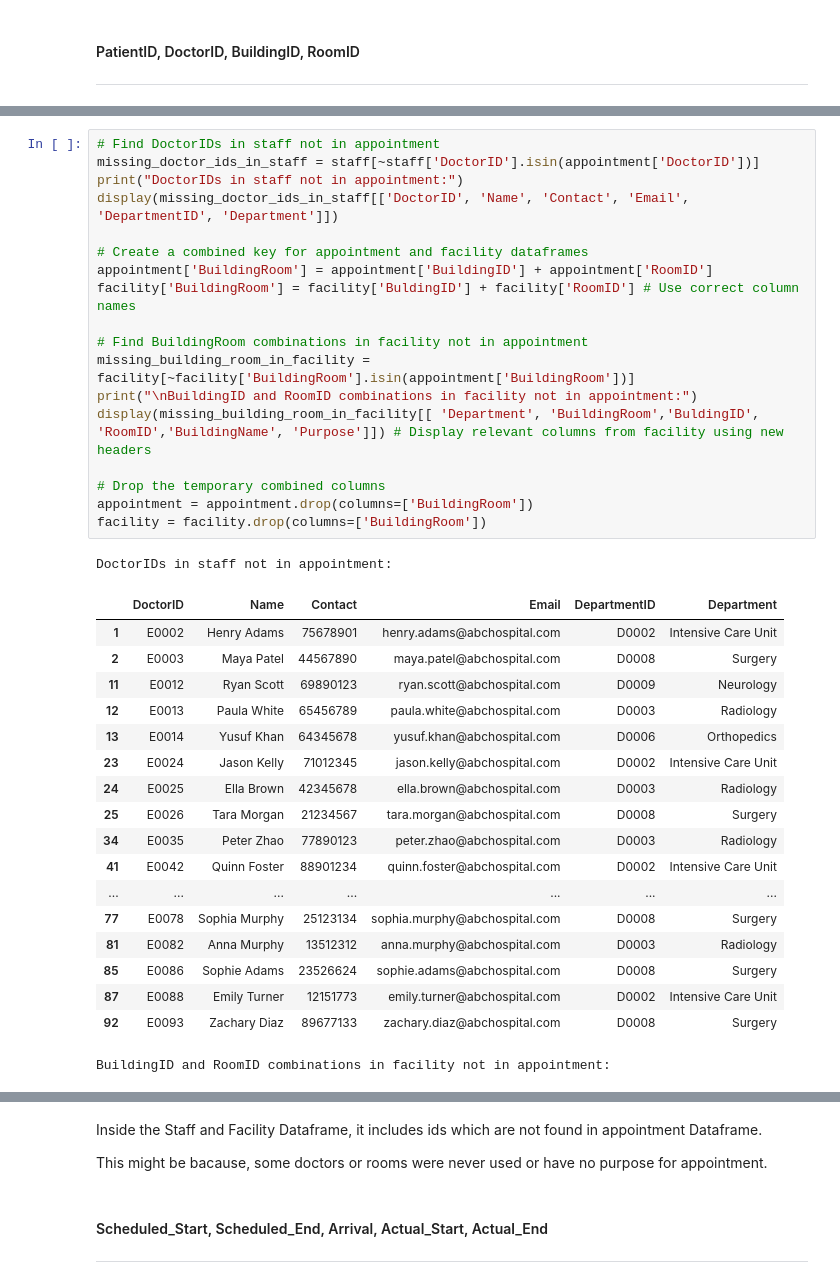
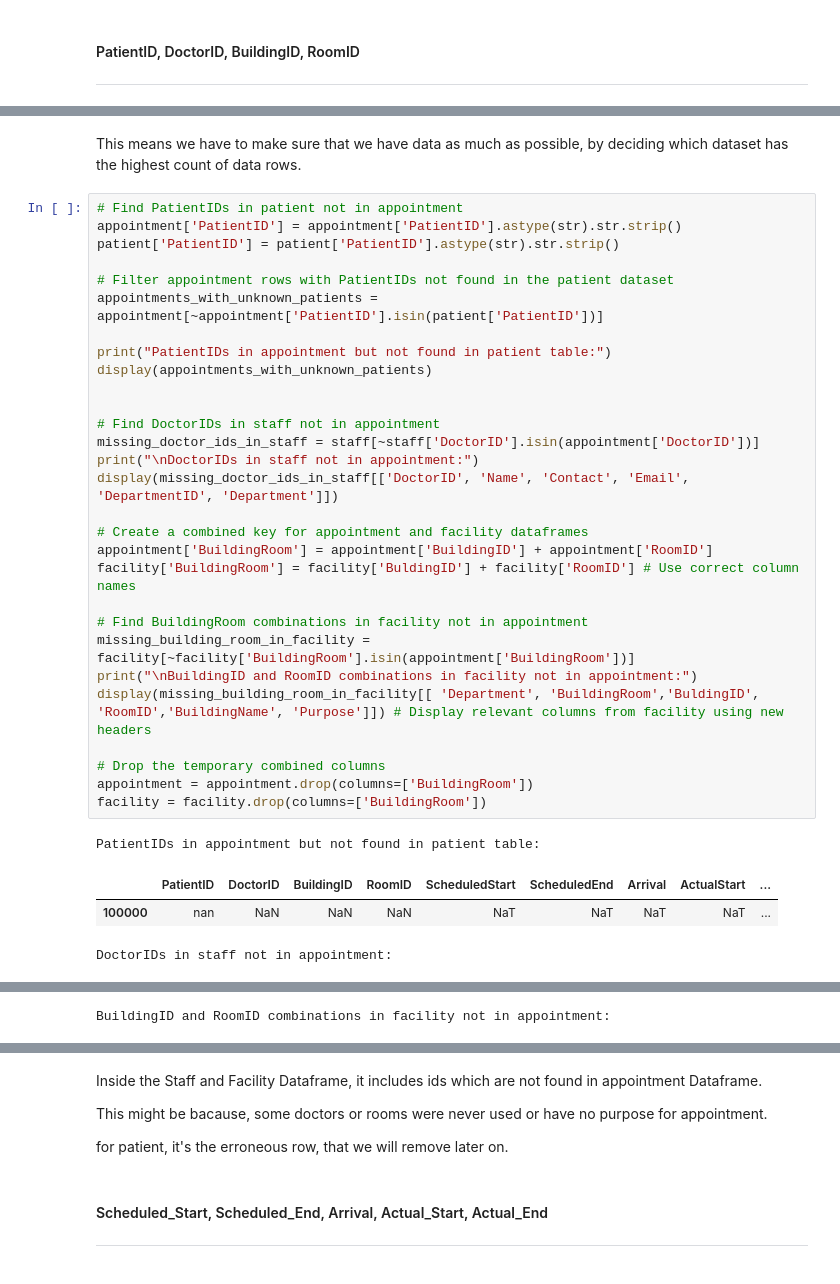
Before and after one commit to ATLAS097/Data-Engineering-CA2, a Jupyter notebook: data_cleaning.ipynb, the cells around one changed output, grey strips where cells are left out. Drawn from its saved outputs; the diff is of its cells as text.

Commit message:
Finalise Data Analysis

```diff
--- a/data_cleaning.ipynb
+++ b/data_cleaning.ipynb
@@ -211,38 +202,36 @@ See the caveats in the documentation: https://pandas.pydata.org/pandas-docs/stab
+# %% [markdown]
+This means we have to make sure that we have data as much as possible, by deciding which dataset has the highest count of data rows.
 # %%
+# Find PatientIDs in patient not in appointment
+appointment['PatientID'] = appointment['PatientID'].astype(str).str.strip()
+patient['PatientID'] = patient['PatientID'].astype(str).str.strip()
+
+# Filter appointment rows with PatientIDs not found in the patient dataset
+appointments_with_unknown_patients = appointment[~appointment['PatientID'].isin(patient['PatientID'])]
+
+print("PatientIDs in appointment but not found in patient table:")
+display(appointments_with_unknown_patients)
+
+
 # Find DoctorIDs in staff not in appointment
 missing_doctor_ids_in_staff = staff[~staff['DoctorID'].isin(appointment['DoctorID'])]
-print("DoctorIDs in staff not in appointment:")
+print("\nDoctorIDs in staff not in appointment:")
 display(missing_doctor_ids_in_staff[['DoctorID', 'Name', 'Contact', 'Email', 'DepartmentID', 'Department']])
 
 # Create a combined key for appointment and facility dataframes
 appointment['BuildingRoom'] = appointment['BuildingID'] + appointment['RoomID']
 facility['BuildingRoom'] = facility['BuldingID'] + facility['RoomID'] # Use correct column names
 
 # Find BuildingRoom combinations in facility not in appointment
 missing_building_room_in_facility = facility[~facility['BuildingRoom'].isin(appointment['BuildingRoom'])]
 print("\nBuildingID and RoomID combinations in facility not in appointment:")
 display(missing_building_room_in_facility[[ 'Department', 'BuildingRoom','BuldingID', 'RoomID','BuildingName', 'Purpose']]) # Display relevant columns from facility using new headers
 
 # Drop the temporary combined columns
 appointment = appointment.drop(columns=['BuildingRoom'])
 facility = facility.drop(columns=['BuildingRoom'])
 # %% [output]
-DoctorIDs in staff not in appointment:
+PatientIDs in appointment but not found in patient table:
-|  | DoctorID | Name | Contact | Email | DepartmentID | Department |
-| 1 | E0002 | Henry Adams | 75678901 | henry.adams@abchospital.com | D0002 | Intensive Care Unit |
-| 2 | E0003 | Maya Patel | 44567890 | maya.patel@abchospital.com | D0008 | Surgery |
-| 11 | E0012 | Ryan Scott | 69890123 | ryan.scott@abchospital.com | D0009 | Neurology |
-| 12 | E0013 | Paula White | 65456789 | paula.white@abchospital.com | D0003 | Radiology |
-| 13 | E0014 | Yusuf Khan | 64345678 | yusuf.khan@abchospital.com | D0006 | Orthopedics |
-| 23 | E0024 | Jason Kelly | 71012345 | jason.kelly@abchospital.com | D0002 | Intensive Care Unit |
-| 24 | E0025 | Ella Brown | 42345678 | ella.brown@abchospital.com | D0003 | Radiology |
-| 25 | E0026 | Tara Morgan | 21234567 | tara.morgan@abchospital.com | D0008 | Surgery |
-| 34 | E0035 | Peter Zhao | 77890123 | peter.zhao@abchospital.com | D0003 | Radiology |
-| 41 | E0042 | Quinn Foster | 88901234 | quinn.foster@abchospital.com | D0002 | Intensive Care Unit |
-| ... | ... | ... | ... | ... | ... | ... |
-| 77 | E0078 | Sophia Murphy | 25123134 | sophia.murphy@abchospital.com | D0008 | Surgery |
-| 81 | E0082 | Anna Murphy | 13512312 | anna.murphy@abchospital.com | D0003 | Radiology |
-| 85 | E0086 | Sophie Adams | 23526624 | sophie.adams@abchospital.com | D0008 | Surgery |
-| 87 | E0088 | Emily Turner | 12151773 | emily.turner@abchospital.com | D0002 | Intensive Care Unit |
-| 92 | E0093 | Zachary Diaz | 89677133 | zachary.diaz@abchospital.com | D0008 | Surgery |
+|  | PatientID | DoctorID | BuildingID | RoomID | ScheduledStart | ScheduledEnd | Arrival | ActualStart | ... |
+| 100000 | nan | NaN | NaN | NaN | NaT | NaT | NaT | NaT | ... |
-BuildingID and RoomID combinations in facility not in appointment:
+DoctorIDs in staff not in appointment:
@@ -265,0 +255 @@ BuildingID and RoomID combinations in facility not in appointment:
+BuildingID and RoomID combinations in facility not in appointment:
@@ -267,6 +274,8 @@ BuildingID and RoomID combinations in facility not in appointment:
 Inside the Staff and Facility Dataframe, it includes ids which are not found in appointment Dataframe.
 
 This might be bacause, some doctors or rooms were never used or have no purpose for appointment.
+
+for patient, it's the erroneous row, that we will remove later on.
 # %% [markdown]
 #### Scheduled_Start, Scheduled_End, Arrival, Actual_Start, Actual_End
 ---
```
Also changed, not shown: parts of 6 cells of this notebook.
